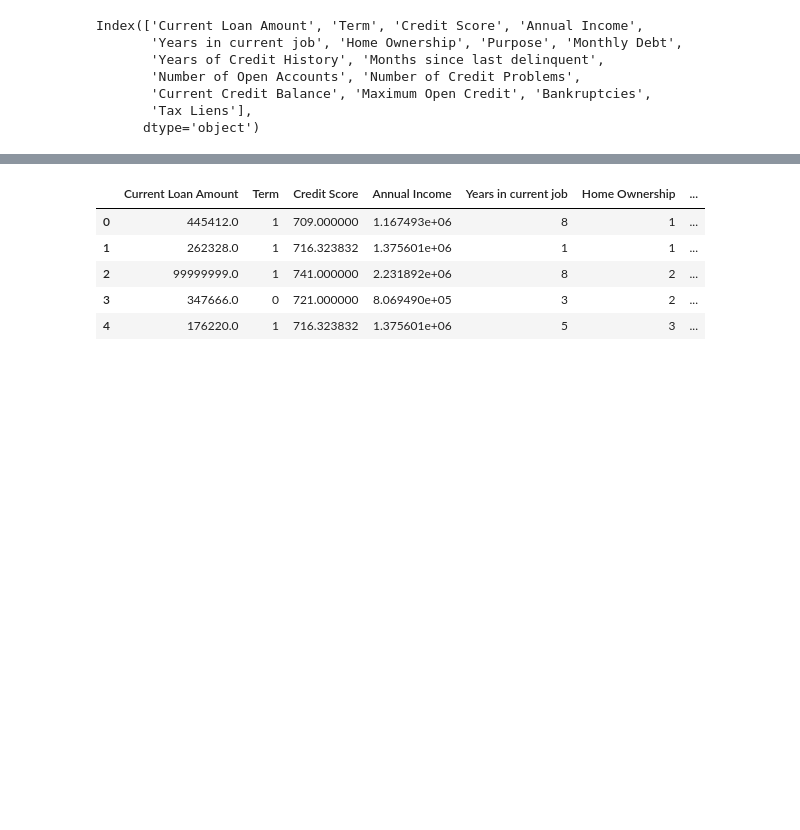
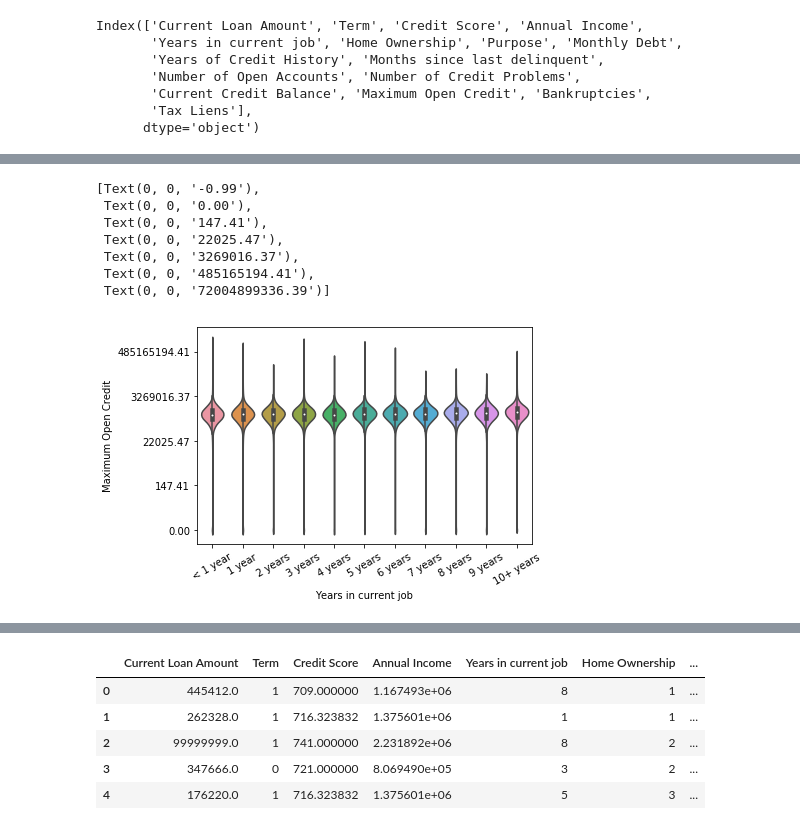
Before and after one commit to m0bi/credit_default_risk, a Jupyter notebook: Feature Engineering.ipynb, the cells around one changed output, grey strips where cells are left out. Saved outputs shown, nothing was run; the diff lists cells and outputs as text; code cells hidden in the pictures; blank space fills up the shorter version.

```diff
--- a/Feature Engineering.ipynb
+++ b/Feature Engineering.ipynb
@@ -331,0 +327,15 @@ Name: Tax Liens, Length: 109999, dtype: float64
+# %%
+import seaborn as sns
+import numpy as np
+v = sns.violinplot(x=total['Years in current job'], y=np.log1p(total['Maximum Open Credit']), order=['< 1 year', '1 year', '2 years', '3 years', '4 years', '5 years', '6 years', '7 years', '8 years', '9 years', '10+ years'])
+v.set_xticklabels(v.get_xticklabels(), rotation=30)
+v.set_yticklabels([f'{np.expm1(l):.2f}' for l in v.get_yticks()])
+# %% [output]
+[Text(0, 0, '-0.99'),
+ Text(0, 0, '0.00'),
+ Text(0, 0, '147.41'),
+ Text(0, 0, '22025.47'),
+ Text(0, 0, '3269016.37'),
+ Text(0, 0, '485165194.41'),
+ Text(0, 0, '72004899336.39')]
+[figure, added]
```
Also changed, not shown: parts of 12 cells of this notebook.
